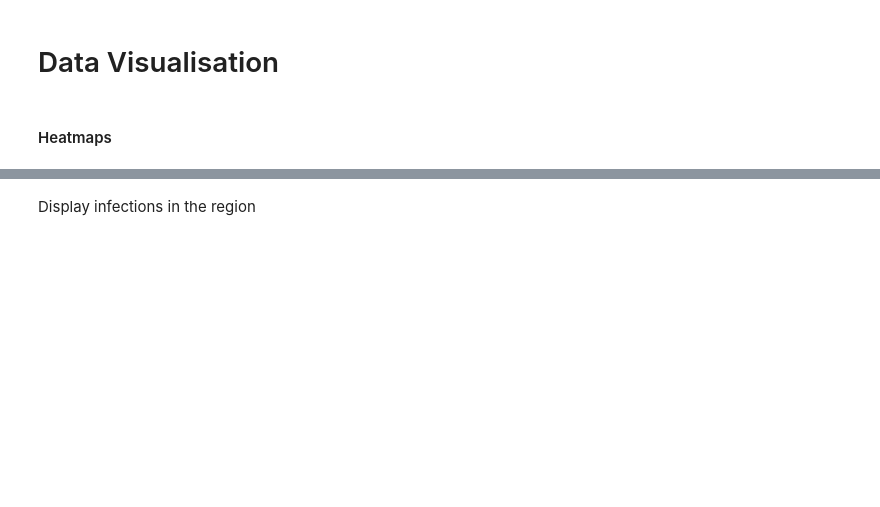
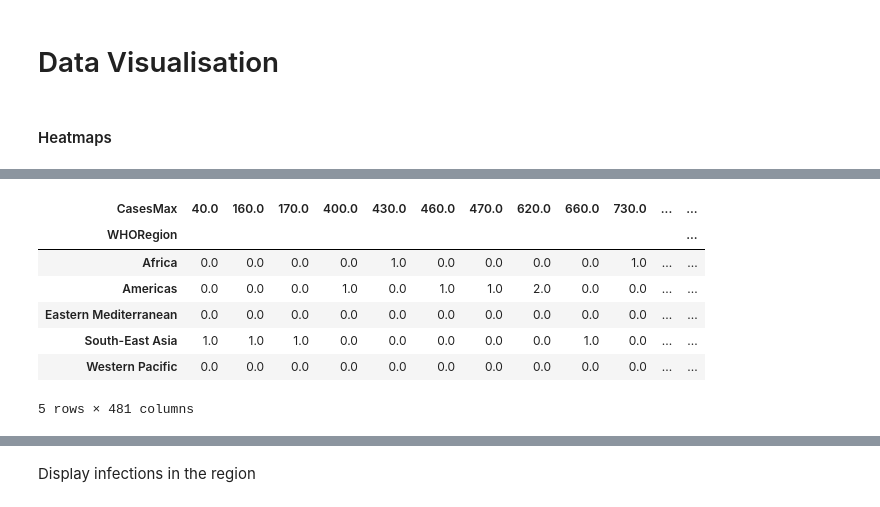
Before and after one commit to Michael-Kneale/COMP2200-Group-Project, a Jupyter notebook: main_report.ipynb, the cells around one changed output, grey strips where cells are left out. Saved outputs shown, nothing was run; the diff lists cells and outputs as text; code cells hidden in the pictures; blank space fills up the shorter version.

```diff
--- a/main_report.ipynb
+++ b/main_report.ipynb
@@ -322,0 +347,11 @@ Which variables are the most significant in relation to the spread of malaria?
+# %%
+casesTable
+# %% [output]
+| CasesMax | 40.0 | 160.0 | 170.0 | 400.0 | 430.0 | 460.0 | 470.0 | 620.0 | 660.0 | 730.0 | ... | ... |
+| WHORegion |  |  |  |  |  |  |  |  |  |  |  | ... |
+| Africa | 0.0 | 0.0 | 0.0 | 0.0 | 1.0 | 0.0 | 0.0 | 0.0 | 0.0 | 1.0 | ... | ... |
+| Americas | 0.0 | 0.0 | 0.0 | 1.0 | 0.0 | 1.0 | 1.0 | 2.0 | 0.0 | 0.0 | ... | ... |
+| Eastern Mediterranean | 0.0 | 0.0 | 0.0 | 0.0 | 0.0 | 0.0 | 0.0 | 0.0 | 0.0 | 0.0 | ... | ... |
+| South-East Asia | 1.0 | 1.0 | 1.0 | 0.0 | 0.0 | 0.0 | 0.0 | 0.0 | 1.0 | 0.0 | ... | ... |
+| Western Pacific | 0.0 | 0.0 | 0.0 | 0.0 | 0.0 | 0.0 | 0.0 | 0.0 | 0.0 | 0.0 | ... | ... |
+5 rows × 481 columns
```
Also changed, not shown: parts of 3 cells of this notebook.
